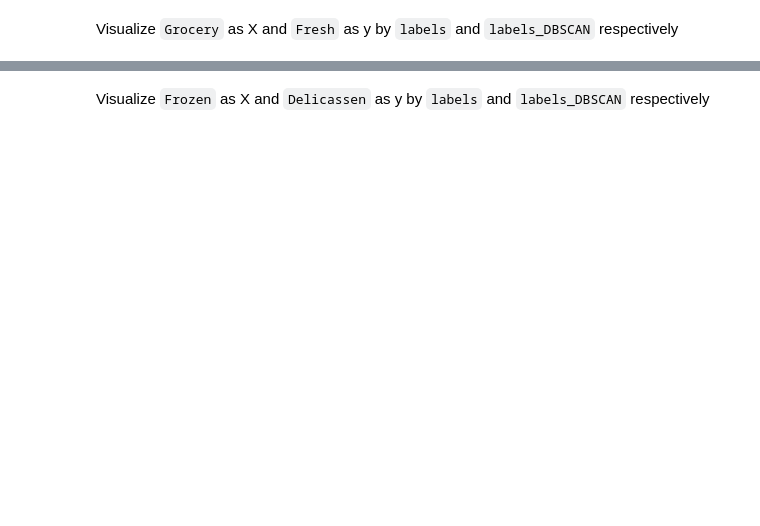
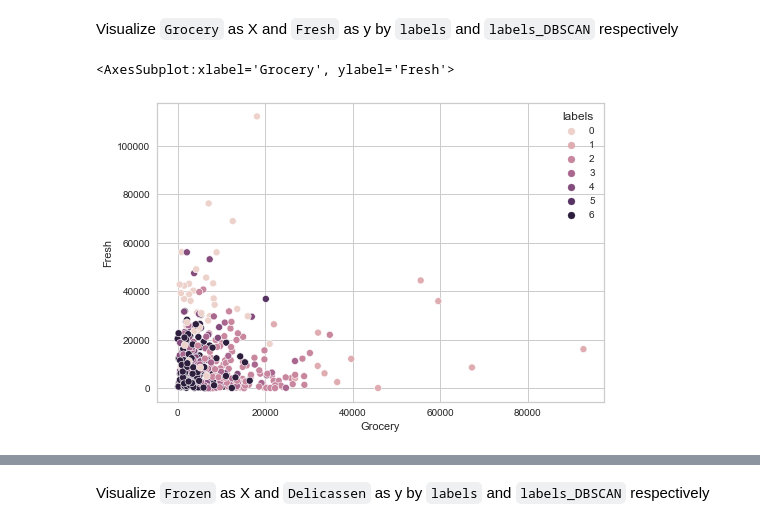
Before and after one commit to ta-data-lis/lab-unsupervised-learning, a Jupyter notebook: your-code/main.ipynb, the cells around one changed output, grey strips where cells are left out. Saved outputs shown, nothing was run; the diff lists cells and outputs as text; code cells hidden in the pictures; blank space fills up the shorter version.

```diff
--- a/your-code/main.ipynb
+++ b/your-code/main.ipynb
@@ -390,0 +400,6 @@ Visualize `Grocery` as X and `Fresh` as y by `labels` and `labels_DBSCAN` respec
+# %%
+# Your code here:
+sns.scatterplot(data=customers, x="Grocery", y="Fresh", hue="labels")
+# %% [output]
+<AxesSubplot:xlabel='Grocery', ylabel='Fresh'>
+[figure, added]
```
Also changed, not shown: parts of 20 cells of this notebook.
